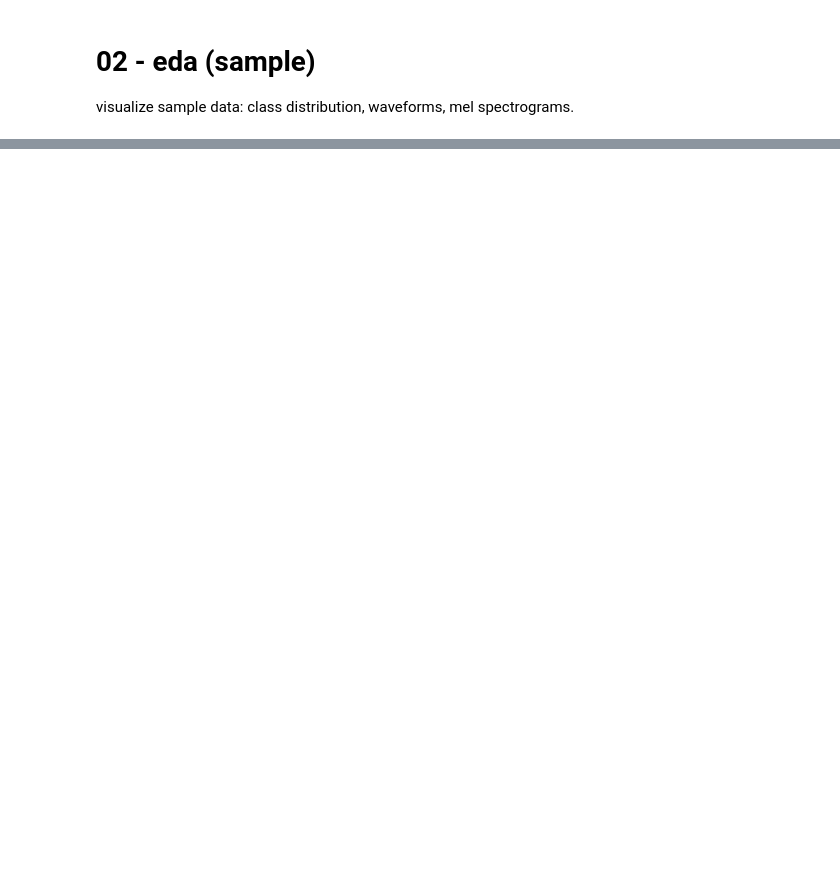
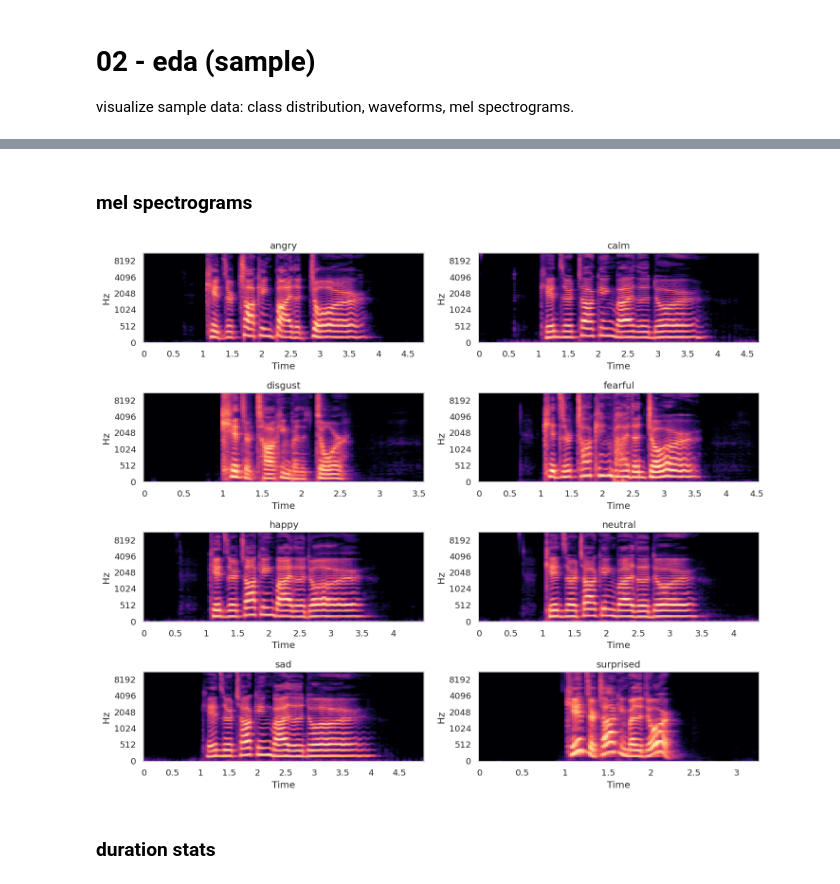
Before and after one commit to elsayedelmandoh/lightweight-speech-emotion-recognition-on-open-datasets, a Jupyter notebook: notebooks/00-preliminary-experiments/02-eda.ipynb, the cells around one changed output, grey strips where cells are left out. Cells and saved outputs as stored; diff of their text form; code cells hidden in the pictures; blank space fills up the shorter version.

```diff
--- a/notebooks/00-preliminary-experiments/02-eda.ipynb
+++ b/notebooks/00-preliminary-experiments/02-eda.ipynb
@@ -29,3 +63,21 @@ plt.tight_layout(); plt.show()
+# %% [markdown]
+### mel spectrograms
+# %%
+fig, axes = plt.subplots(4,2,figsize=(12,10))
+axes = axes.flatten()
+for i,(_,row) in enumerate(samples.head(8).iterrows()):
+    y,sr = librosa.load(row['filepath'])
+    mel = librosa.feature.melspectrogram(y=y, sr=sr, n_mels=128)
+    logmel = librosa.power_to_db(mel, ref=np.max)
+    librosa.display.specshow(logmel, x_axis='time', y_axis='mel', sr=sr, ax=axes[i])
+    axes[i].set_title(f"{row['emotion']}")
+plt.tight_layout()
+plt.savefig(str(FIGURES_DIR / 'fig05-mel-spectrograms.png'), dpi=120, bbox_inches='tight')
+plt.show()
+# %% [output]
+[figure, added]
+# %% [markdown]
+### duration stats
 # %%
 sample = df.sample(20, random_state=42)
 durs = []
```
Also changed, not shown: parts of 11 cells of this notebook, 14 other files.
